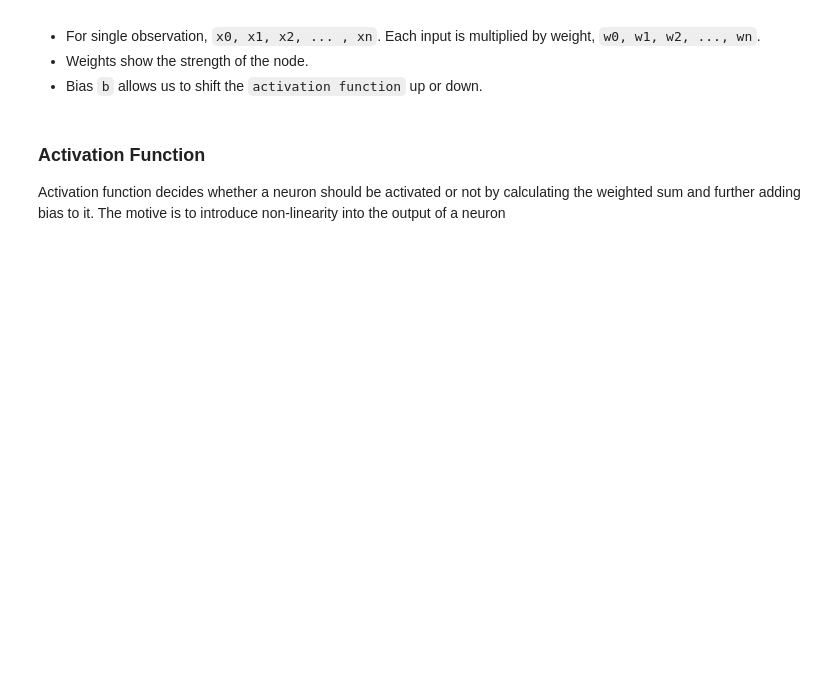
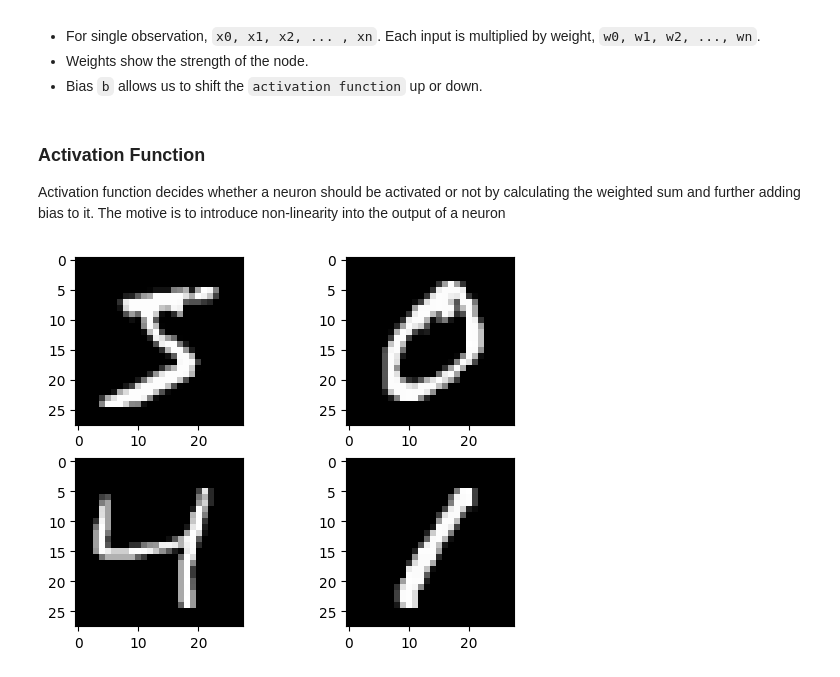
Before and after one commit to Spidey03/digit_recognizer_nn, a Jupyter notebook: digit_recognizer.ipynb, the cells around one changed output. Cells and saved outputs as stored; diff of their text form; code cells hidden in the pictures; blank space fills up the shorter version.

Commit message:
Plot the data

```diff
--- a/digit_recognizer.ipynb
+++ b/digit_recognizer.ipynb
@@ -39,3 +33,21 @@ A single layer neural network is called Perceptron.
 # %% [markdown]
 ### Activation Function
 Activation function decides whether a neuron should be activated or not by calculating the weighted sum and further adding bias to it. The motive is to introduce non-linearity into the output of a neuron
+# %%
+import matplotlib.pyplot as plt
+
+plt.subplot(221)
+plt.imshow(x_train[0], cmap=plt.get_cmap("gray"))
+
+plt.subplot(222)
+plt.imshow(x_train[1], cmap=plt.get_cmap("gray"))
+
+plt.subplot(223)
+plt.imshow(x_train[2], cmap=plt.get_cmap("gray"))
+
+plt.subplot(224)
+plt.imshow(x_train[3], cmap=plt.get_cmap("gray"))
+
+plt.show()
+# %% [output]
+[figure, added]
```
Also changed, not shown: parts of 1 cell of this notebook.
